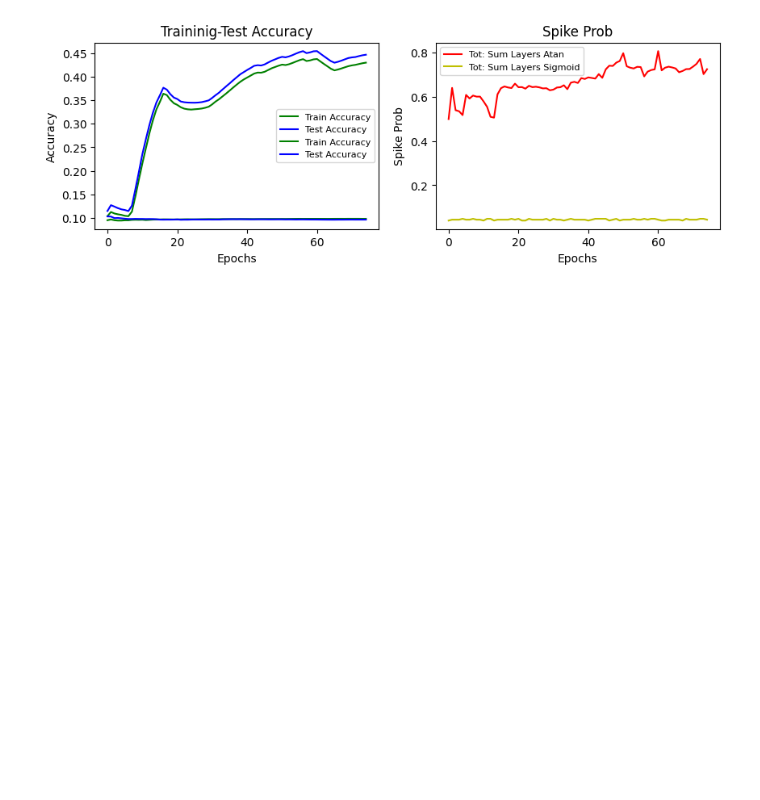
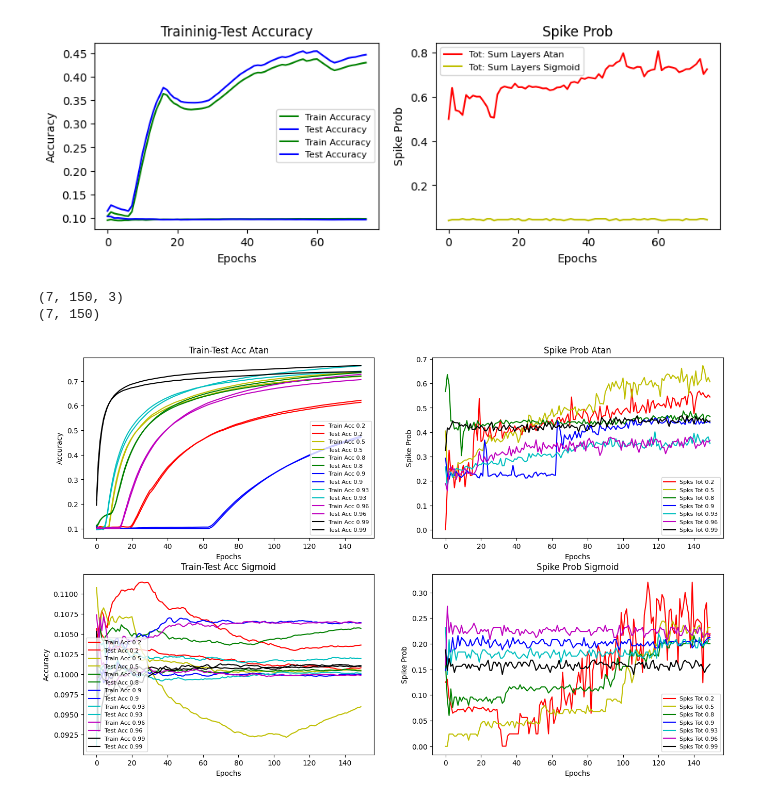
Before and after one commit to LucaFrat/Research_Intern_SNN, a Jupyter notebook: Visualize.ipynb, the cells around one changed output. Cells and saved outputs as stored; diff of their text form; code cells hidden in the pictures; blank space fills up the shorter version.

Commit message:
add plots different betas

```diff
--- a/Visualize.ipynb
+++ b/Visualize.ipynb
@@ -82,3 +82,68 @@ axes[1].legend(fontsize=8)
 plt.show()
 # %% [output]
 [figure]
+# %%
+# Load data to check accuracy vs sparsity correlation, changing Betas
+
+Accs_Atan_betas = np.load('Accuracy_vs_Sparsity/Accs_Atan_betas.npy')
+Accs_Sigmoid_betas = np.load('Accuracy_vs_Sparsity/Accs_Sigmoid_betas.npy')
+
+Spks_tot_Atan_betas = np.load('Accuracy_vs_Sparsity/Spks_tot_Atan_betas.npy')
+Spks_tot_Sigmoid_betas = np.load('Accuracy_vs_Sparsity/Spks_tot_Sigmoid_betas.npy')
+
+Spks_tot_tot_Atan_betas = np.array([])
+Spks_tot_tot_Sigmoid_betas = np.array([])
+
+for i in range(7):
+    Spks_tot_tot_Atan_betas = np.append(Spks_tot_tot_Atan_betas, np.sum(Spks_tot_Atan_betas[i], axis=1))
+    Spks_tot_tot_Sigmoid_betas = np.append(Spks_tot_tot_Sigmoid_betas, np.sum(Spks_tot_Sigmoid_betas[i], axis=1))
+
+Spks_tot_tot_Atan_betas = Spks_tot_tot_Atan_betas.reshape((7, np.shape(Spks_tot_Atan_betas)[1]))
+Spks_tot_tot_Sigmoid_betas = Spks_tot_tot_Sigmoid_betas.reshape((7, np.shape(Spks_tot_Atan_betas)[1]))
+
+print(f"{np.shape(Spks_tot_Atan_betas)}")
+print(f"{np.shape(Spks_tot_tot_Atan_betas)}")
+# %% [output]
+(7, 150, 3)
+(7, 150)
+# %%
+# Plot Sigmoid vs Atan, for betas
+epochs = range(np.shape(Spks_tot_Atan_betas)[1])
+
+fig, axes = plt.subplots(2,2, figsize=(16,10))
+
+colors = ['r', 'y', 'g', 'b', 'c', 'm', 'k']
+betas = [0.2, 0.5, 0.8, 0.9, 0.93, 0.96, 0.99]
+
+# Atan
+for i in range(7):
+    axes[0,0].plot(epochs, Accs_Atan_betas[i][0][0], f'{colors[i]}', label=f'Train Acc {betas[i]}')
+    axes[0,0].plot(epochs, Accs_Atan_betas[i][0][1], f'{colors[i]}', label=f'Test Acc {betas[i]}')
+    axes[0,1].plot(epochs, Spks_tot_tot_Atan_betas[i], f'{colors[i]}', label=f'Spks Tot {betas[i]}')
+
+    axes[1,0].plot(epochs, Accs_Sigmoid_betas[i][0][0], f'{colors[i]}', label=f'Train Acc {betas[i]}')
+    axes[1,0].plot(epochs, Accs_Sigmoid_betas[i][0][1], f'{colors[i]}', label=f'Test Acc {betas[i]}')
+    axes[1,1].plot(epochs, Spks_tot_tot_Sigmoid_betas[i], f'{colors[i]}', label=f'Spks Tot {betas[i]}')
+
+axes[0,0].set_title('Train-Test Acc Atan')
+axes[1,0].set_title('Train-Test Acc Sigmoid')
+axes[0,1].set_title('Spike Prob Atan')
+axes[1,1].set_title('Spike Prob Sigmoid')
+axes[0,0].set_xlabel('Epochs')
+axes[0,1].set_xlabel('Epochs')
+axes[1,0].set_xlabel('Epochs')
+axes[1,1].set_xlabel('Epochs')
+
+axes[0,0].set_ylabel('Accuracy')
+axes[1,0].set_ylabel('Accuracy')
+axes[0,1].set_ylabel('Spike Prob')
+axes[1,1].set_ylabel('Spike Prob')
+
+axes[0,0].legend(fontsize=8)
+axes[0,1].legend(fontsize=8)
+axes[1,0].legend(fontsize=8)
+axes[1,1].legend(fontsize=8)
+
+plt.show()
+# %% [output]
+[figure, added]
```
Also changed, not shown: 3 other files.
